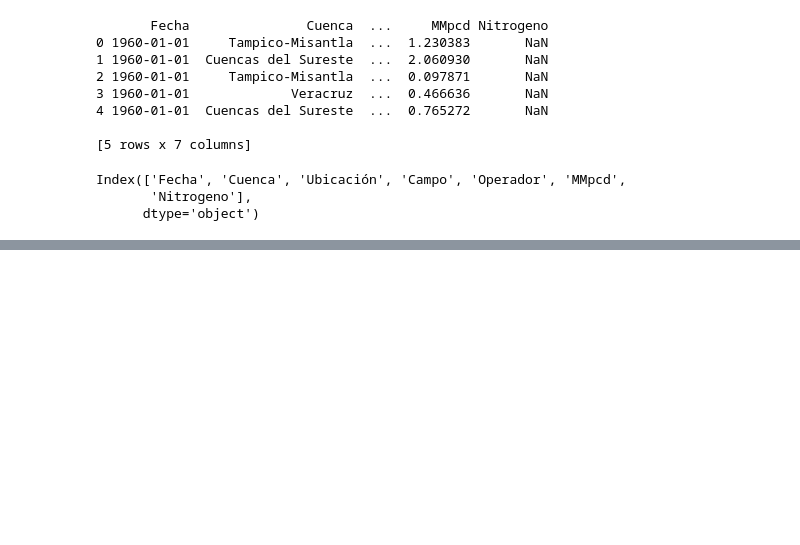
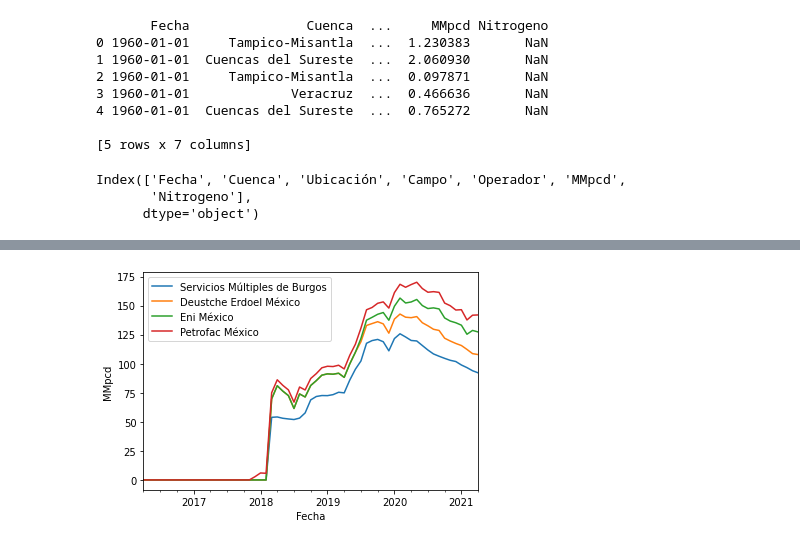
Before and after one commit to JMFU/QuantEcon.py, a Jupyter notebook: graficas2r2pq.ipynb, the cells around one changed output, grey strips where cells are left out. Saved outputs shown, nothing was run; the diff lists cells and outputs as text; code cells hidden in the pictures; blank space fills up the shorter version.

```diff
--- a/graficas2r2pq.ipynb
+++ b/graficas2r2pq.ipynb
@@ -132,0 +246,8 @@ plt.show()
+# %%
+produc_otros_oper_dated[['Servicios Múltiples de Burgos', 'Deustche Erdoel México', 'Eni México', 'Petrofac México']].plot(stacked=True)
+plt.xlabel('Fecha')
+plt.ylabel('MMpcd')
+plt.legend()
+plt.show()
+# %% [output]
+[figure, added]
```
Also changed, not shown: parts of 16 cells of this notebook.
